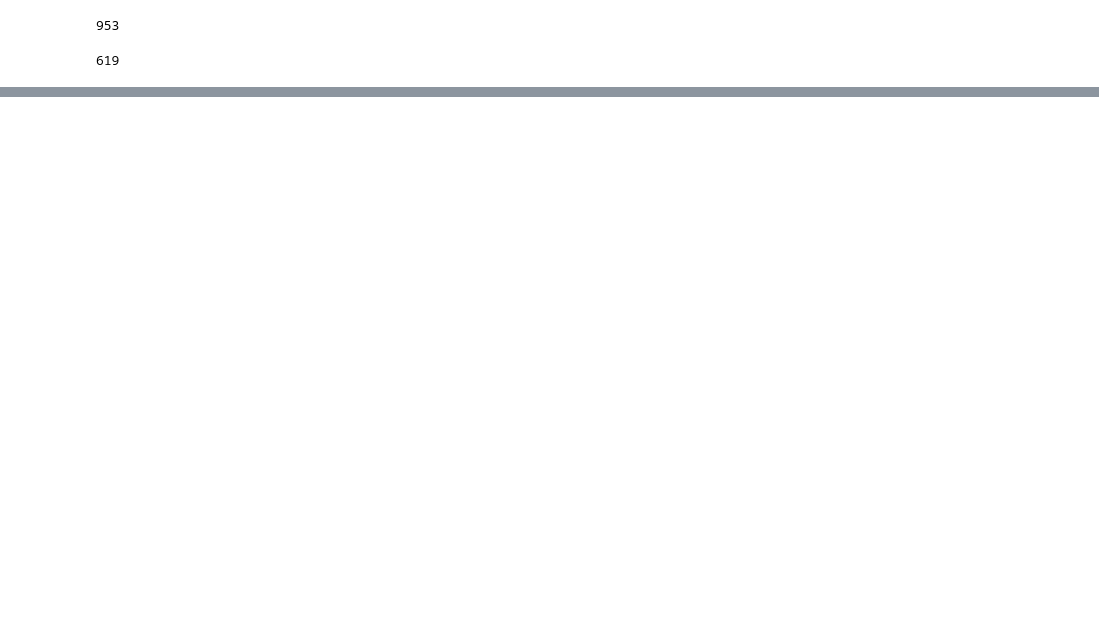
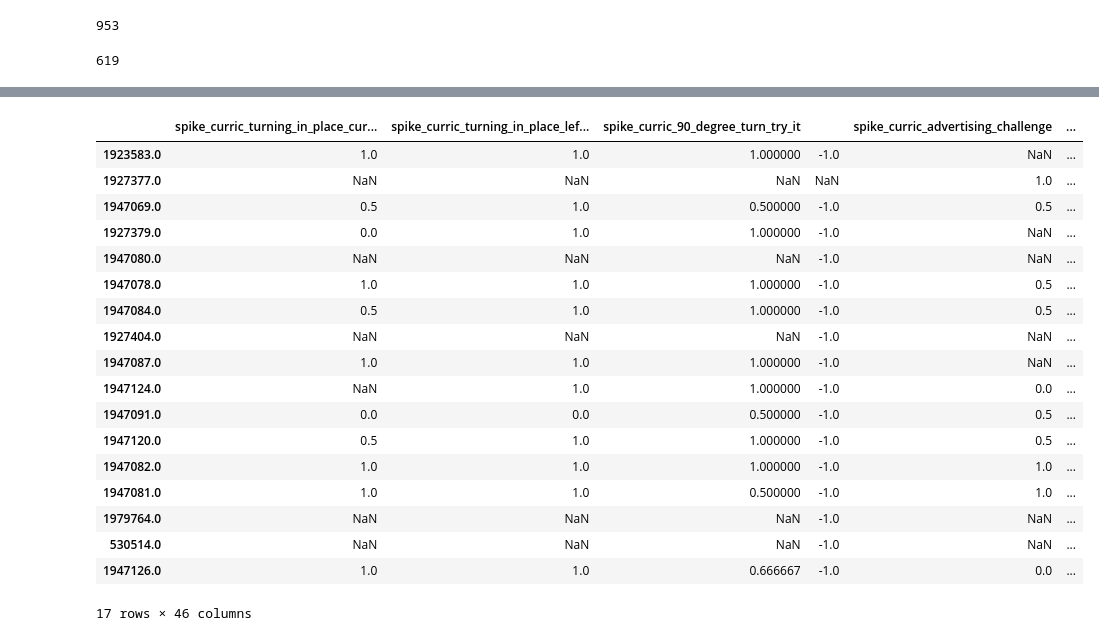
Before and after one commit to cmroboticsacademy/facilitate, a Jupyter notebook: episodes_vs_programs.ipynb, the cells around one changed output, grey strips where cells are left out. Drawn from its saved outputs; the diff is of its cells as text; code cells hidden in the pictures; blank space fills up the shorter version.

```diff
--- a/episodes_vs_programs.ipynb
+++ b/episodes_vs_programs.ipynb
@@ -106,0 +133,23 @@ other_actors
+# %%
+# heatmap_data = heatmap_data.reindex(sorted(heatmap_data.columns), axis=1)
+heatmap_ratio
+# %% [output]
+|  | spike_curric_turning_in_place_cur... | spike_curric_turning_in_place_lef... | spike_curric_90_degree_turn_try_it |  | spike_curric_advertising_challenge | ... |
+| 1923583.0 | 1.0 | 1.0 | 1.000000 | -1.0 | NaN | ... |
+| 1927377.0 | NaN | NaN | NaN | NaN | 1.0 | ... |
+| 1947069.0 | 0.5 | 1.0 | 0.500000 | -1.0 | 0.5 | ... |
+| 1927379.0 | 0.0 | 1.0 | 1.000000 | -1.0 | NaN | ... |
+| 1947080.0 | NaN | NaN | NaN | -1.0 | NaN | ... |
+| 1947078.0 | 1.0 | 1.0 | 1.000000 | -1.0 | 0.5 | ... |
+| 1947084.0 | 0.5 | 1.0 | 1.000000 | -1.0 | 0.5 | ... |
+| 1927404.0 | NaN | NaN | NaN | -1.0 | NaN | ... |
+| 1947087.0 | 1.0 | 1.0 | 1.000000 | -1.0 | NaN | ... |
+| 1947124.0 | NaN | 1.0 | 1.000000 | -1.0 | 0.0 | ... |
+| 1947091.0 | 0.0 | 0.0 | 0.500000 | -1.0 | 0.5 | ... |
+| 1947120.0 | 0.5 | 1.0 | 1.000000 | -1.0 | 0.5 | ... |
+| 1947082.0 | 1.0 | 1.0 | 1.000000 | -1.0 | 1.0 | ... |
+| 1947081.0 | 1.0 | 1.0 | 0.500000 | -1.0 | 1.0 | ... |
+| 1979764.0 | NaN | NaN | NaN | -1.0 | NaN | ... |
+| 530514.0 | NaN | NaN | NaN | -1.0 | NaN | ... |
+| 1947126.0 | 1.0 | 1.0 | 0.666667 | -1.0 | 0.0 | ... |
+17 rows × 46 columns
```
Also changed, not shown: parts of 10 cells of this notebook.
